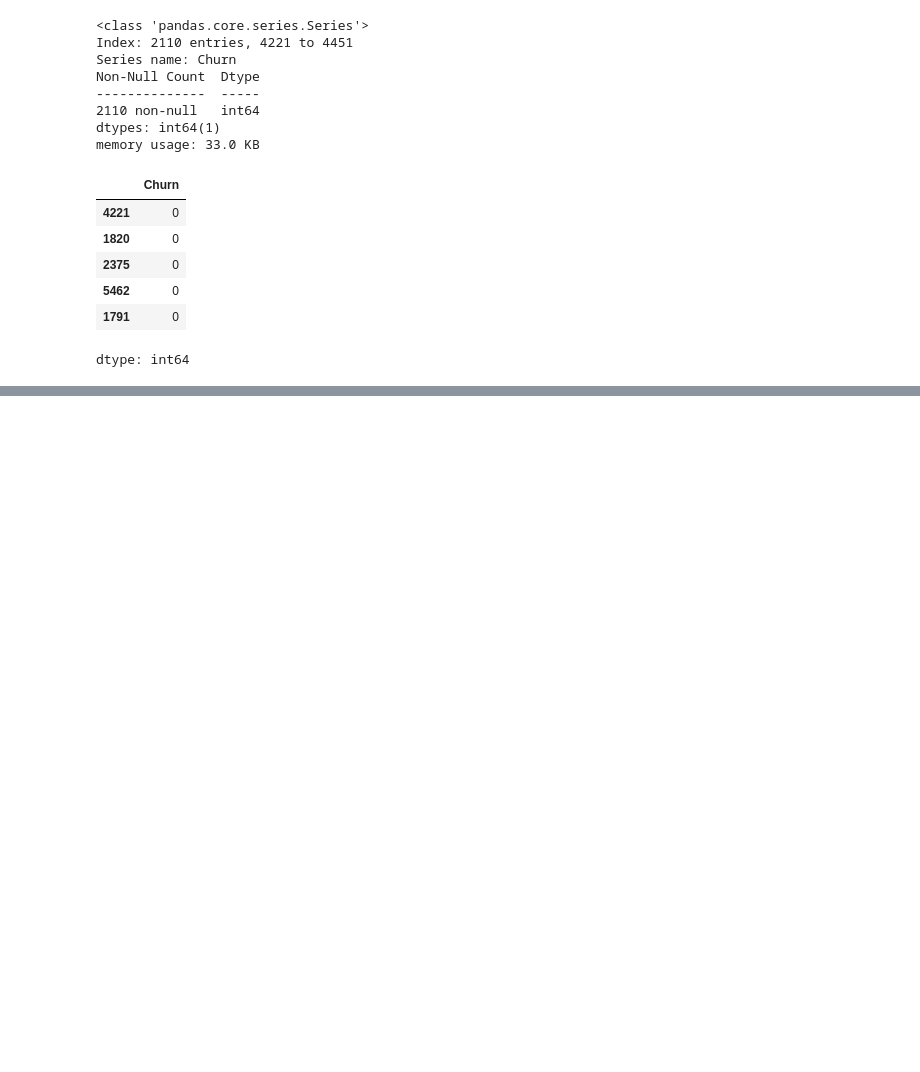
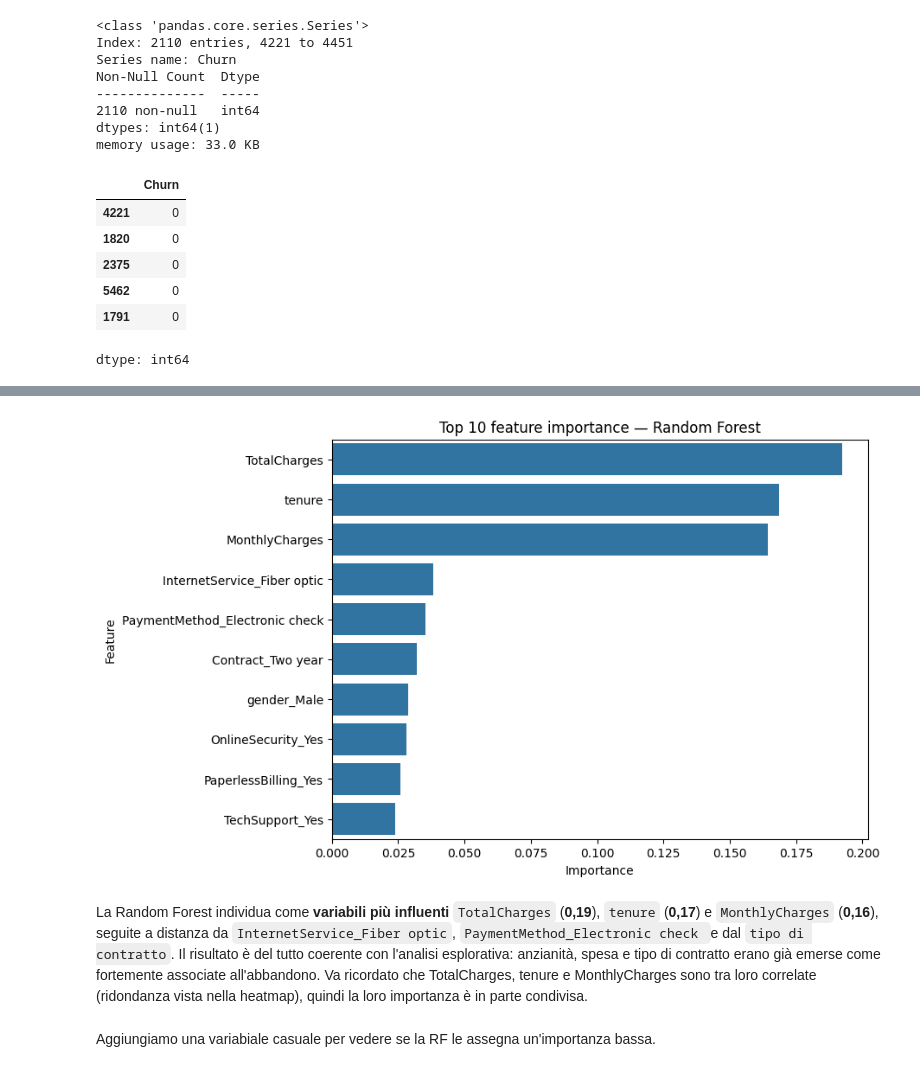
Before and after one commit to aurorap1/Progetto-Data-Science-Gruppo-8-, a Jupyter notebook: Notebook/ProgettoDataScienceGruppo_8.ipynb, the cells around one changed output, grey strips where cells are left out. Saved outputs shown, nothing was run; the diff lists cells and outputs as text; code cells hidden in the pictures; blank space fills up the shorter version.

Commit message:
Fase 3: Modellazione
Ciao ragazze, inserisco la fase 3 con i tre modelli

```diff
--- a/Notebook/ProgettoDataScienceGruppo_8.ipynb
+++ b/Notebook/ProgettoDataScienceGruppo_8.ipynb
@@ -975,0 +1108,3 @@ files.download('test.csv')
+# %%
+model_dt = tree.DecisionTreeClassifier(random_state=42)
+model_dt.fit(X_train, Y_train)
@@ -975,0 +1157,14 @@ files.download('test.csv')
+# %%
+#Addestramento del modello Random Forest
+rf = RandomForestClassifier(
+    n_estimators=200, #indica il numero di alberi della foresta.
+    random_state=42 #rende il risultato riproducibile.
+)
+
+rf.fit(X_train, Y_train)
+
+pred_rf = rf.predict(X_test)
+
+acc_rf = accuracy_score(Y_test, pred_rf)
+
+print(f"Accuracy Random Forest: {acc_rf:.3f}")
@@ -975,0 +1179,9 @@ files.download('test.csv')
+# %%
+importance = pd.DataFrame({
+    "feature": X.columns,
+    "importance": rf.feature_importances_
+})
+
+importance = importance.sort_values("importance", ascending=False)
+
+importance.head(10)
@@ -975,0 +1200,20 @@ files.download('test.csv')
+# %%
+plt.figure(figsize=(8,6))
+
+sns.barplot(
+    data=importance.head(10),
+    x="importance",
+    y="feature"
+)
+
+plt.title("Top 10 feature importance — Random Forest")
+plt.xlabel("Importance")
+plt.ylabel("Feature")
+
+plt.show()
+# %% [output]
+[figure, added]
+# %% [markdown]
+La Random Forest individua come **variabili più influenti** `TotalCharges` (**0,19**), `tenure` (**0,17**) e `MonthlyCharges` (**0,16**), seguite a distanza da `InternetService_Fiber optic`, `PaymentMethod_Electronic check `e dal `tipo di contratto`. Il risultato è del tutto coerente con l'analisi esplorativa: anzianità, spesa e tipo di contratto erano già emerse come fortemente associate all'abbandono. Va ricordato che TotalCharges, tenure e MonthlyCharges sono tra loro correlate (ridondanza vista nella heatmap), quindi la loro importanza è in parte condivisa.
+# %% [markdown]
+Aggiungiamo una variabiale casuale per vedere se la RF le assegna un'importanza bassa.
```
Also changed, not shown: parts of 37 cells of this notebook.
